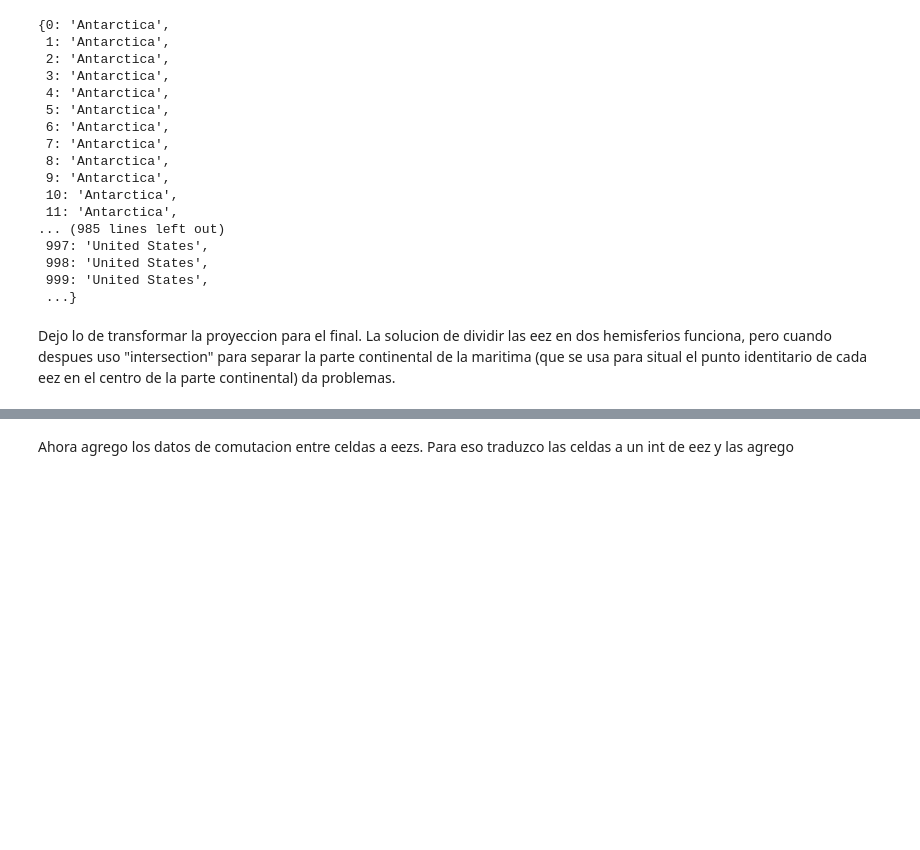
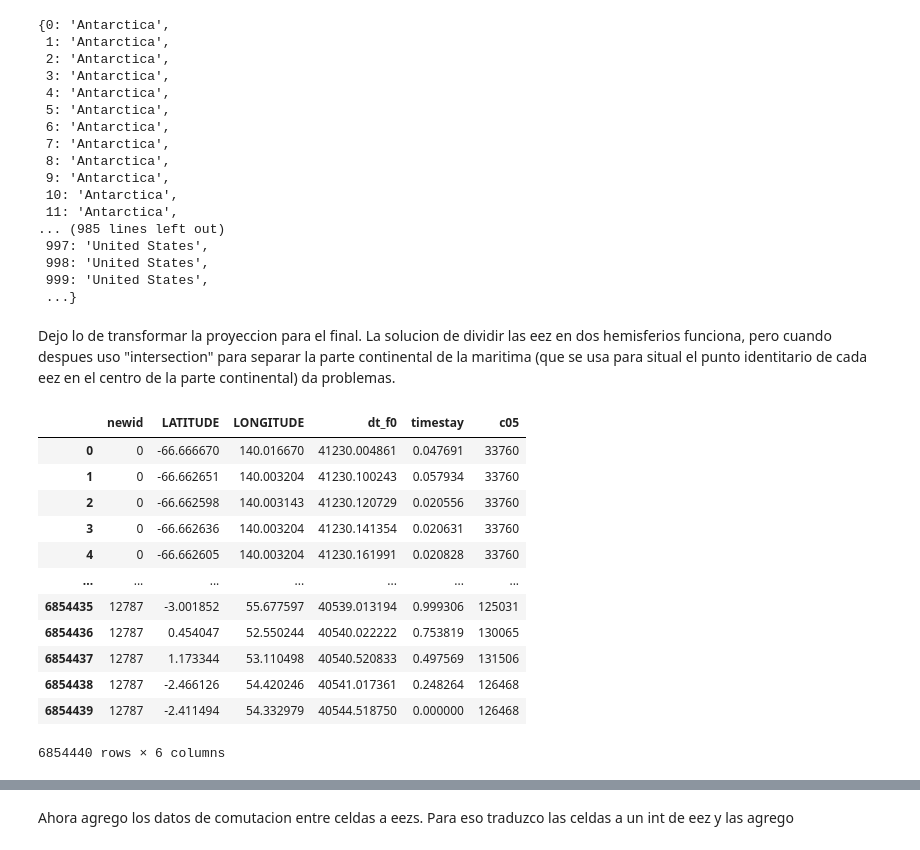
Before and after one commit to GBuenvar/MarineConsEcoStrat, a Jupyter notebook: ERC data/delayed_links.ipynb, the cells around one changed output, grey strips where cells are left out. Cells and saved outputs as stored; diff of their text form; code cells hidden in the pictures; blank space fills up the shorter version.

```diff
--- a/ERC data/delayed_links.ipynb
+++ b/ERC data/delayed_links.ipynb
@@ -88,6 +104,23 @@ cells_to_eez
 # %% [markdown]
 Dejo lo de transformar la proyeccion para el final.
 La solucion de dividir las eez en dos hemisferios funciona, pero cuando despues uso "intersection" para separar la parte continental de la maritima (que se usa para situal el punto identitario de cada eez en el centro de la parte continental) da problemas.
+# %%
+trajectories = pd.read_csv('../data/megamove_v21_timecell_format0.csv', sep=',')
+trajectories
+# %% [output]
+|  | newid | LATITUDE | LONGITUDE | dt_f0 | timestay | c05 |
+| 0 | 0 | -66.666670 | 140.016670 | 41230.004861 | 0.047691 | 33760 |
+| 1 | 0 | -66.662651 | 140.003204 | 41230.100243 | 0.057934 | 33760 |
+| 2 | 0 | -66.662598 | 140.003143 | 41230.120729 | 0.020556 | 33760 |
+| 3 | 0 | -66.662636 | 140.003204 | 41230.141354 | 0.020631 | 33760 |
+| 4 | 0 | -66.662605 | 140.003204 | 41230.161991 | 0.020828 | 33760 |
+| ... | ... | ... | ... | ... | ... | ... |
+| 6854435 | 12787 | -3.001852 | 55.677597 | 40539.013194 | 0.999306 | 125031 |
+| 6854436 | 12787 | 0.454047 | 52.550244 | 40540.022222 | 0.753819 | 130065 |
+| 6854437 | 12787 | 1.173344 | 53.110498 | 40540.520833 | 0.497569 | 131506 |
+| 6854438 | 12787 | -2.466126 | 54.420246 | 40541.017361 | 0.248264 | 126468 |
+| 6854439 | 12787 | -2.411494 | 54.332979 | 40544.518750 | 0.000000 | 126468 |
+6854440 rows × 6 columns
 # %%
 epsg_code = 54009
 crs_proj = f"esri:{epsg_code}"
```
Also changed, not shown: parts of 6 cells of this notebook, 10 other files.
